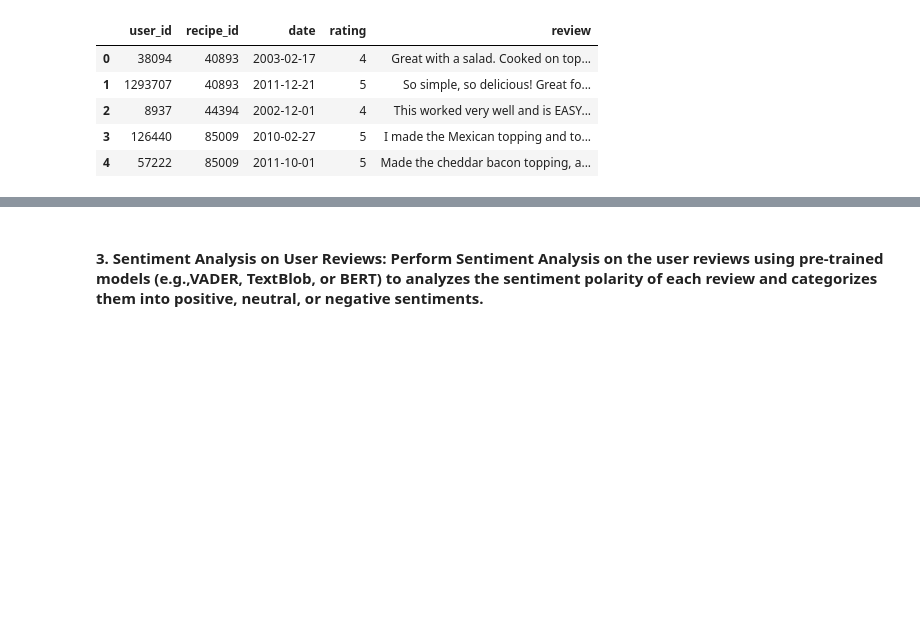
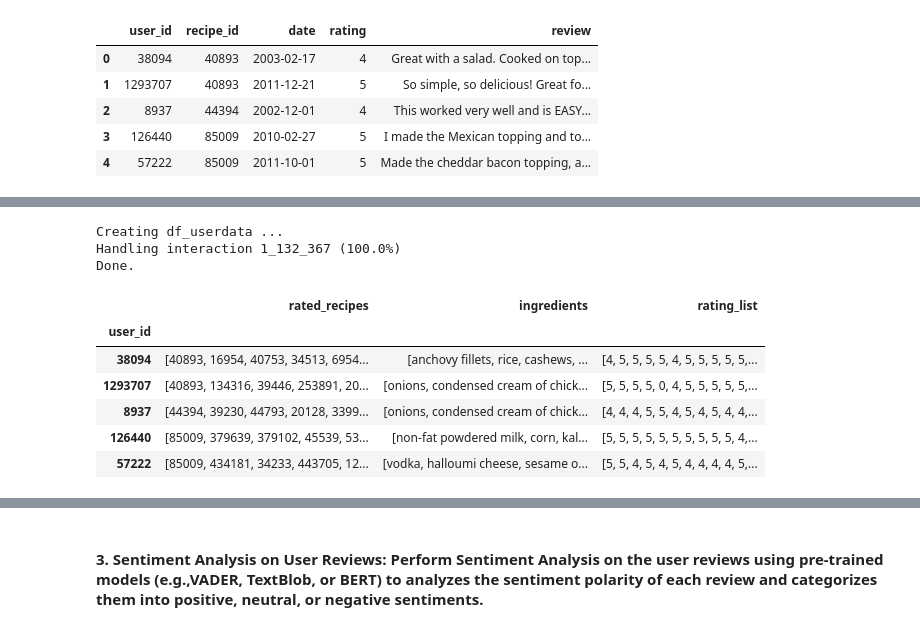
Before and after one commit to MattThePerson/NLP_Project_2024, a Jupyter notebook: pau_notebook.ipynb, the cells around one changed output, grey strips where cells are left out. Cells and saved outputs as stored; diff of their text form; code cells hidden in the pictures; blank space fills up the shorter version.

```diff
--- a/pau_notebook.ipynb
+++ b/pau_notebook.ipynb
@@ -49,0 +85,43 @@ df_interact.head()
+# %%
+def create_userdata_dataframe(ratings):
+    users = {}
+    total_ratings = len(ratings)
+    for i, row in enumerate(ratings.itertuples()):
+        print('\rHandling interaction {:_} ({:.1f}%)'.format(i+1, (i+1)/total_ratings*100), end='')
+        obj = users.get(row.user_id)
+        if obj == None:
+            obj = {'user_id': row.user_id, 'rated_recipes': [], 'ingredients': [], 'rating_list': []}
+        obj['rated_recipes'].append(row.recipe_id)
+        obj['rating_list'].append(row.rating)
+        recipe = df_recipes.loc[row.recipe_id] # get recipe by its id
+        obj['ingredients'].extend(recipe.ingredients)
+        obj['ingredients'] = list(set(obj['ingredients']))
+        users[row.user_id] = obj
+        # if i >= 100_000: break
+    print('\nDone.')
+    df_userdata = pd.DataFrame(users.values())
+    df_userdata.set_index('user_id', inplace=True)
+    return df_userdata
+# %%
+# Create OR load userdata dataframe
+userdata_fn = 'dataset/User_Data.csv'
+if not os.path.exists(userdata_fn):
+    print('Creating df_userdata ...')
+    df_userdata = create_userdata_dataframe(df_interact)
+    df_userdata.to_csv(userdata_fn)
+else:
+    print('Loading df_userdata ...')
+    converters = { k: literal_eval for k in ['rated_recipes', 'ingredients', 'rating_list'] }
+    df_userdata = pd.read_csv(userdata_fn, converters=converters)
+df_userdata.head()
+# %% [output]
+Creating df_userdata ...
+Handling interaction 1_132_367 (100.0%)
+Done.
+|  | rated_recipes | ingredients | rating_list |
+| user_id |  |  |  |
+| 38094 | [40893, 16954, 40753, 34513, 6954... | [anchovy fillets, rice, cashews, ... | [4, 5, 5, 5, 5, 4, 5, 5, 5, 5, 5,... |
+| 1293707 | [40893, 134316, 39446, 253891, 20... | [onions, condensed cream of chick... | [5, 5, 5, 5, 0, 4, 5, 5, 5, 5, 5,... |
+| 8937 | [44394, 39230, 44793, 20128, 3399... | [onions, condensed cream of chick... | [4, 4, 4, 5, 5, 4, 5, 4, 5, 4, 4,... |
+| 126440 | [85009, 379639, 379102, 45539, 53... | [non-fat powdered milk, corn, kal... | [5, 5, 5, 5, 5, 5, 5, 5, 5, 5, 4,... |
+| 57222 | [85009, 434181, 34233, 443705, 12... | [vodka, halloumi cheese, sesame o... | [5, 5, 4, 5, 4, 5, 4, 4, 4, 4, 5,... |
```
Also changed, not shown: parts of 7 cells of this notebook.
